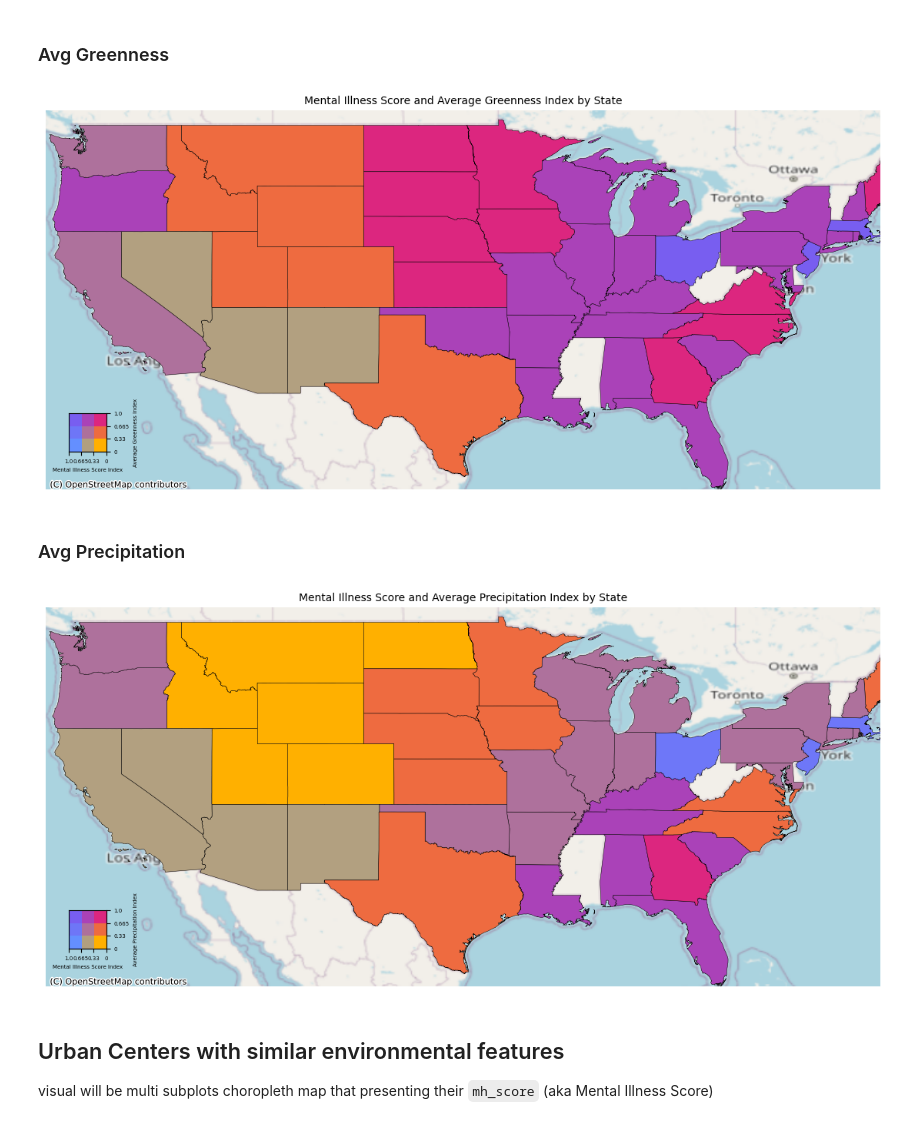
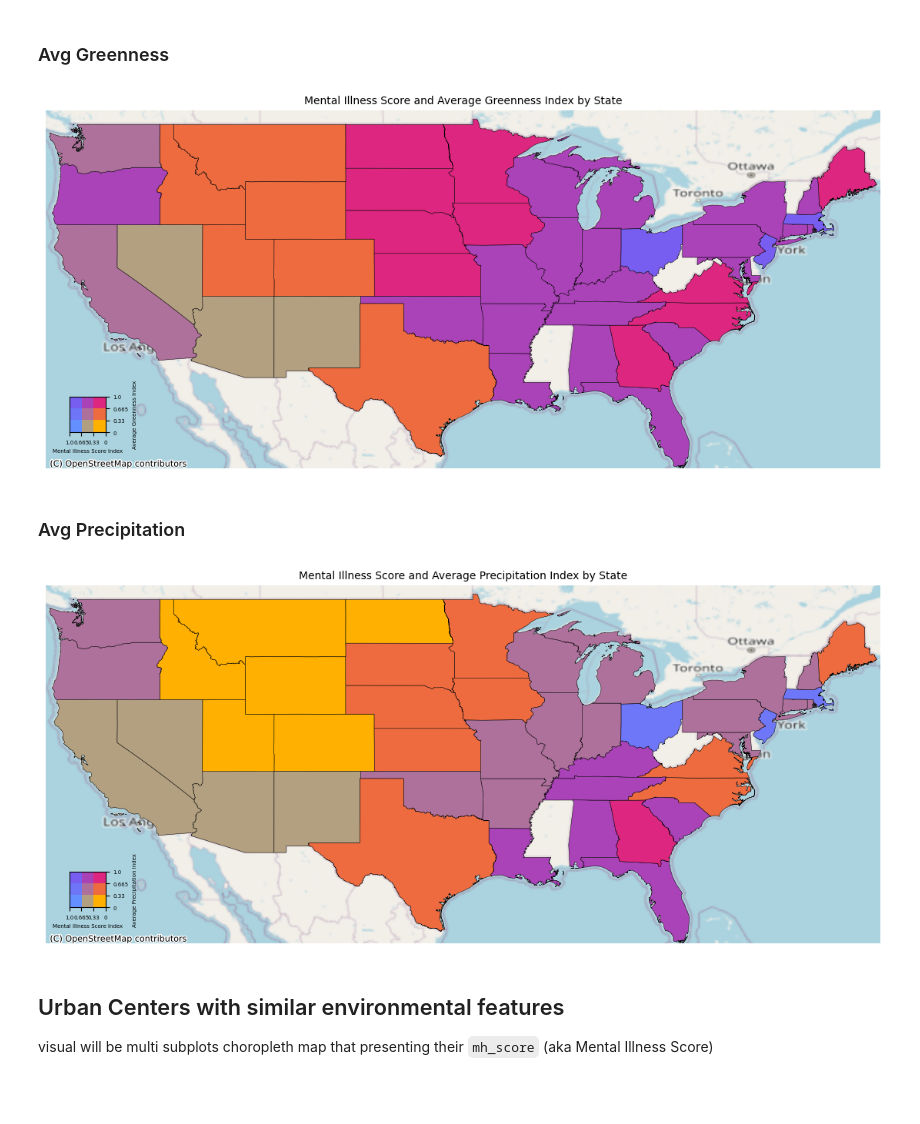
Before and after one commit to shuting2023/Natures_Rx, a Jupyter notebook: src/data_analysis.ipynb, the cells around one changed output. Cells and saved outputs as stored; diff of their text form; code cells hidden in the pictures; blank space fills up the shorter version.

```diff
--- a/src/data_analysis.ipynb
+++ b/src/data_analysis.ipynb
@@ -49,14 +49,14 @@ state_color_df = map.assign_color_cells(state_df,'Avg Greenness', env_color_01 =
 )
 # %%
 fig, ax = map.mat_subplots(1,1,fig_size = (14,20)) # 1,1 means 1 plot
-map.matplotlib_map(ax,state_color_df, 'c1_env', 'c2_mh', colorlist, xlim= [-125,-70], ylim = [25,50], figsize = (20,20))
+map.matplotlib_map(ax,state_color_df, 'c1_env', 'c2_mh', colorlist, xlim= [-125,-66.7], ylim = [25,50], figsize = (20,20))
 
 # adding color legend
 map.bicolor_legend(ax, colorlist,percentile = np.linspace(0.33, 1, 3), legend_position = [0,0.1,0.1,0.1], tick_fontsize = 5, label_fontsize = 5, x_label = 'Mental Illness Score Index', y_label = 'Average Greenness Index')
 map.set_off_axis(ax) # to remove axis
 _ =ax.set_title('Mental Illness Score and Average Greenness Index by State', fontsize = 10)
 # %% [output]
-[figure, old version]
+[figure, new version]
 # %% [markdown]
 ### Avg Precipitation
 # %%
@@ -81,14 +81,14 @@ state_color_df_pre = map.assign_color_cells(state_df_pre,'Avg Precipitation', en
 )
 # %%
 fig, ax = map.mat_subplots(1,1,fig_size = (14,20)) # 1,1 means 1 plot
-map.matplotlib_map(ax,state_color_df_pre, 'c1_env', 'c2_mh', colorlist, xlim= [-125,-70], ylim = [25,50], figsize = (20,20))
+map.matplotlib_map(ax,state_color_df_pre, 'c1_env', 'c2_mh', colorlist, xlim= [-125,-66.7], ylim = [25,50], figsize = (20,20))
 
 # adding color legend
 map.bicolor_legend(ax, colorlist,percentile = np.linspace(0.33, 1, 3), legend_position = [0,0.1,0.1,0.1], tick_fontsize = 5, label_fontsize = 5, x_label = 'Mental Illness Score Index', y_label = 'Average Precipitation Index')
 map.set_off_axis(ax) # to remove axis
 _ =ax.set_title('Mental Illness Score and Average Precipitation Index by State', fontsize = 10)
 # %% [output]
-[figure, old version]
+[figure, new version]
 # %% [markdown]
 ## Urban Centers with similar environmental features
 visual will be multi subplots choropleth map that presenting their `mh_score` (aka Mental Illness Score)
```
